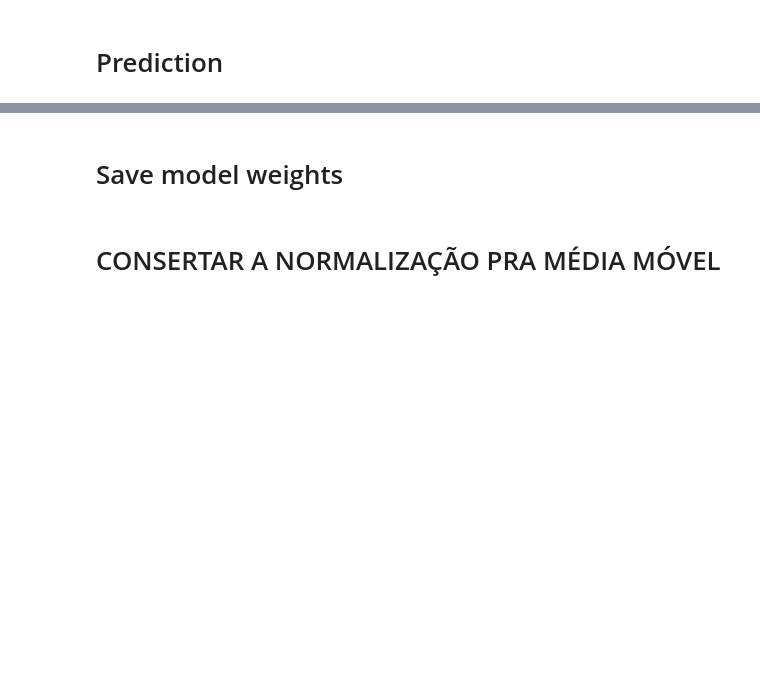
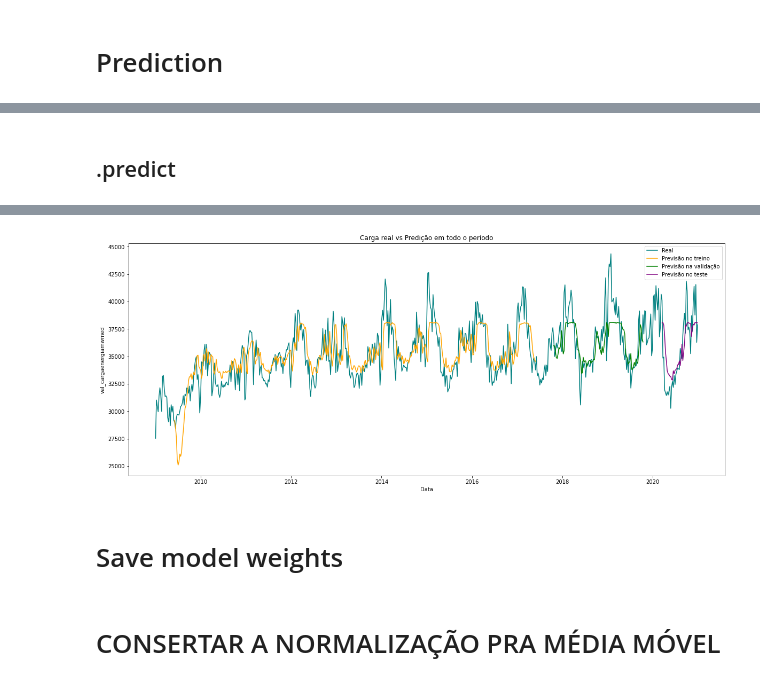
Before and after one commit to marcos-mansur/load-forecast, a Jupyter notebook: Notebook_8_hyperptuning_LSTM_base_em_dias.ipynb, the cells around one changed output, grey strips where cells are left out. Saved outputs shown, nothing was run; the diff lists cells and outputs as text; code cells hidden in the pictures; blank space fills up the shorter version.

```diff
--- a/Notebook_8_hyperptuning_LSTM_base_em_dias.ipynb
+++ b/Notebook_8_hyperptuning_LSTM_base_em_dias.ipynb
@@ -566,0 +609,39 @@ plt.legend(['Real', 'Previsão no treino', 'Previsão na validação', 'Previsã
+# %% [markdown]
+## .predict
+# %%
+train_pred = model.predict(train_pred_dataset)[:, 0]
+val_pred = model.predict(val_dataset)[:, 0]
+test_pred = model.predict(test_dataset)[:, 0]
+
+# indexes of each set of data
+train_ix2 = ((df_target.index > n_weeks_ws +1) & (df_target['Data'] < date_val))
+val_ix2 = (df_target['Data']>d2) & (df_target['Data']<date_test)
+test_ix2 = df_target['Data']>d3
+
+fix,ax=plt.subplots(figsize=(20, 8))
+
+# plot measured data
+sns.lineplot(x = df_target['Data'],
+             y = df_target[load_col], ax=ax, color = 'teal')
+
+# plot predicted training data
+for ix,pred,color in zip([train_ix2,val_ix2,test_ix2],
+                         [train_pred, val_pred, test_pred],
+                         ['orange', 'green', 'purple']):
+  sns.lineplot(x = df_target['Data'].loc[ix],
+               y = pred,
+               ax=ax,
+               color=color)
+#scores = f"MAE on val : {metrics_df.MAE.iloc[0]}"
+
+plt.title('Carga real vs Predição em todo o período')
+plt.legend(['Real', 'Previsão no treino', 'Previsão na validação', 'Previsão no teste'])
+
+# evaluate performance
+train_performance = {}
+train_performance['LSTM'] = model.evaluate(train_dataset)
+val_performance = {}
+val_performance['LSTM'] = model.evaluate(val_dataset)
+performance = {}
+performance['LSTM'] = model.evaluate(test_dataset)
+# %% [output]
@@ -567,3 +651,4 @@ plt.legend(['Real', 'Previsão no treino', 'Previsão na validação', 'Previsã
+[figure, added]
 # %% [markdown]
 # Save model weights
 # %%
```
Also changed, not shown: parts of 11 cells of this notebook.
